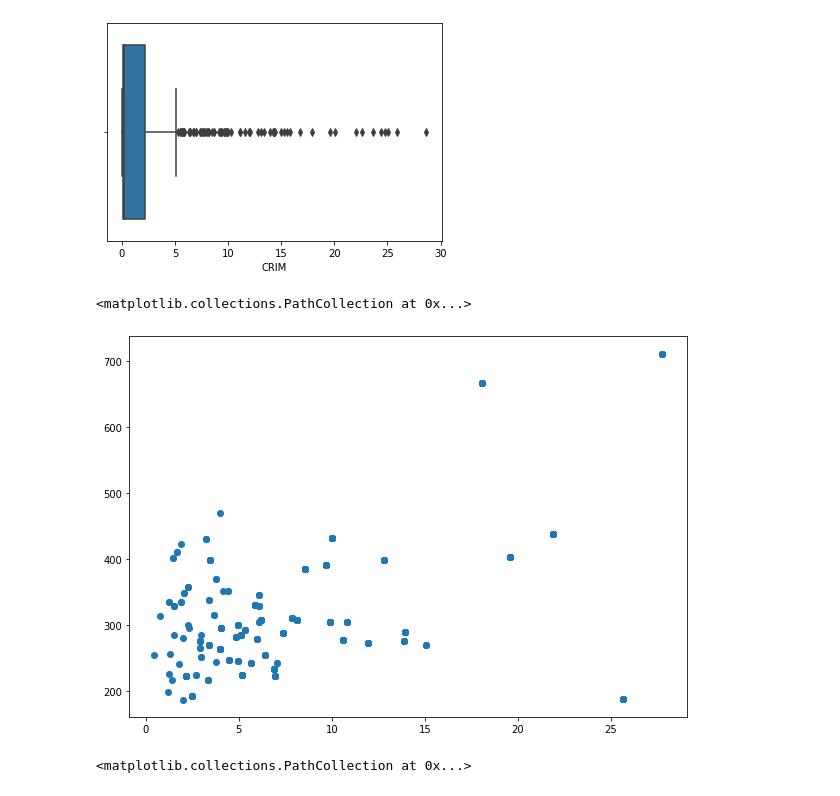
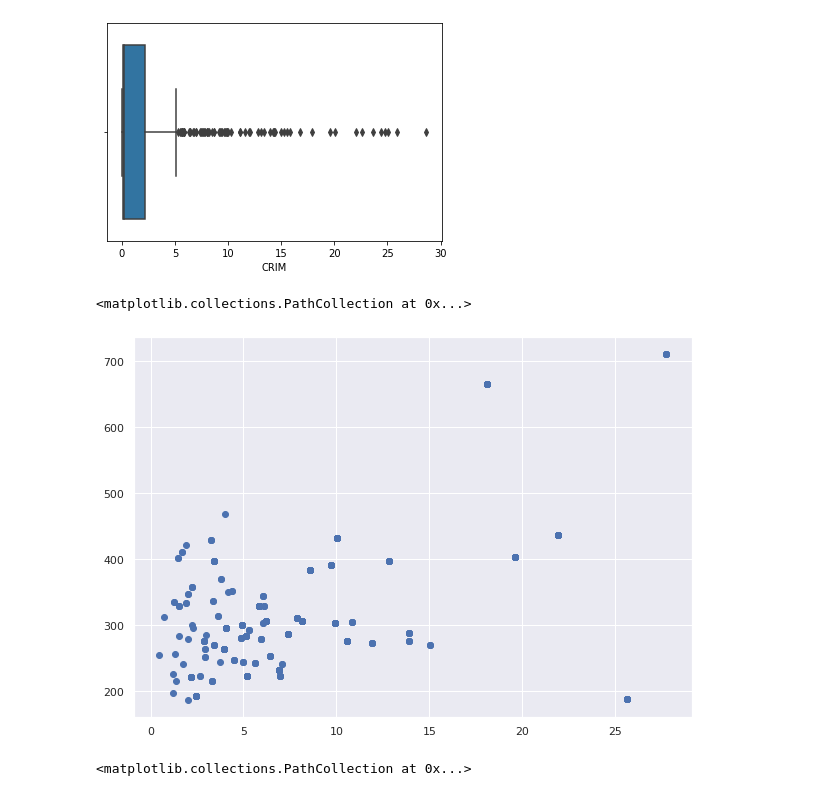
Before and after one commit to whoisprakhar44/Random-Naive-ML-Stuff, a Jupyter notebook: boston_housing_data.ipynb, the cells around one changed output. Saved outputs shown, nothing was run; the diff lists cells and outputs as text; code cells hidden in the pictures.

```diff
--- a/boston_housing_data.ipynb
+++ b/boston_housing_data.ipynb
@@ -99,11 +99,13 @@ sns.boxplot(new_boston_df['CRIM'])
 [figure]
 # %%
 import matplotlib.pyplot as plt
+import seaborn as sns
+sns.set()
 plt.figure(figsize=(10,7))
 plt.scatter(boston_df['INDUS'], boston_df['TAX'])
 # %% [output]
 <matplotlib.collections.PathCollection at 0x...>
-[figure, old version]
+[figure, new version]
 # %%
 plt.figure(figsize=(10,7))
 plt.scatter(new_boston_df['INDUS'], new_boston_df['TAX'])
```
Also changed, not shown: parts of 21 cells of this notebook.
